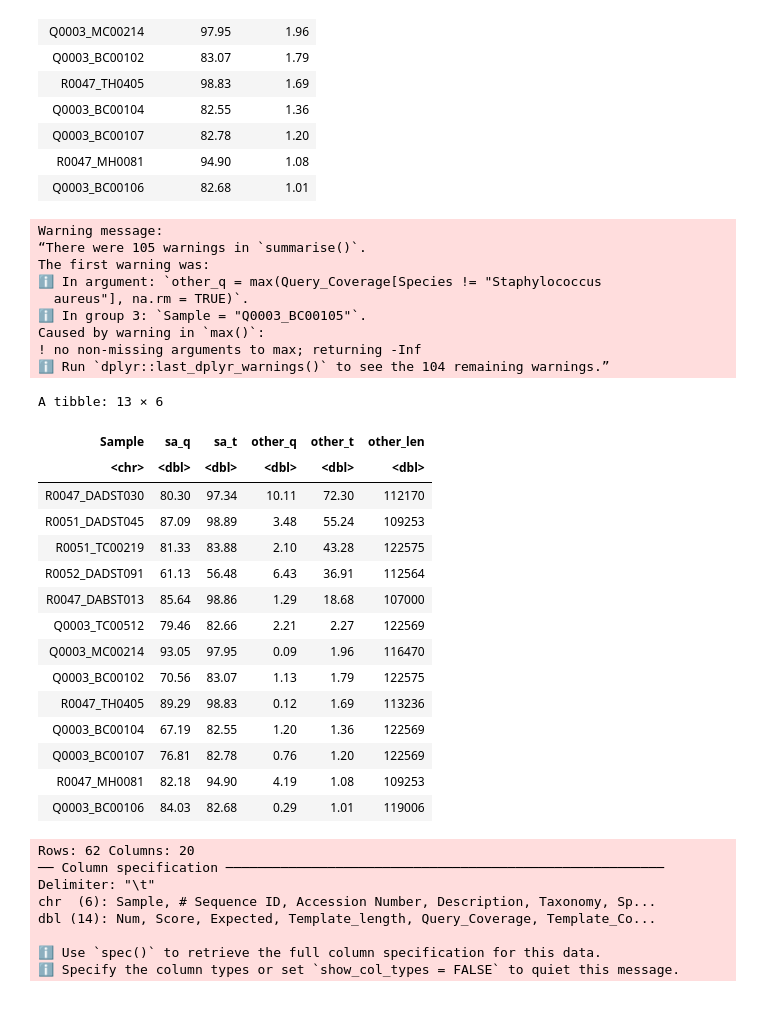
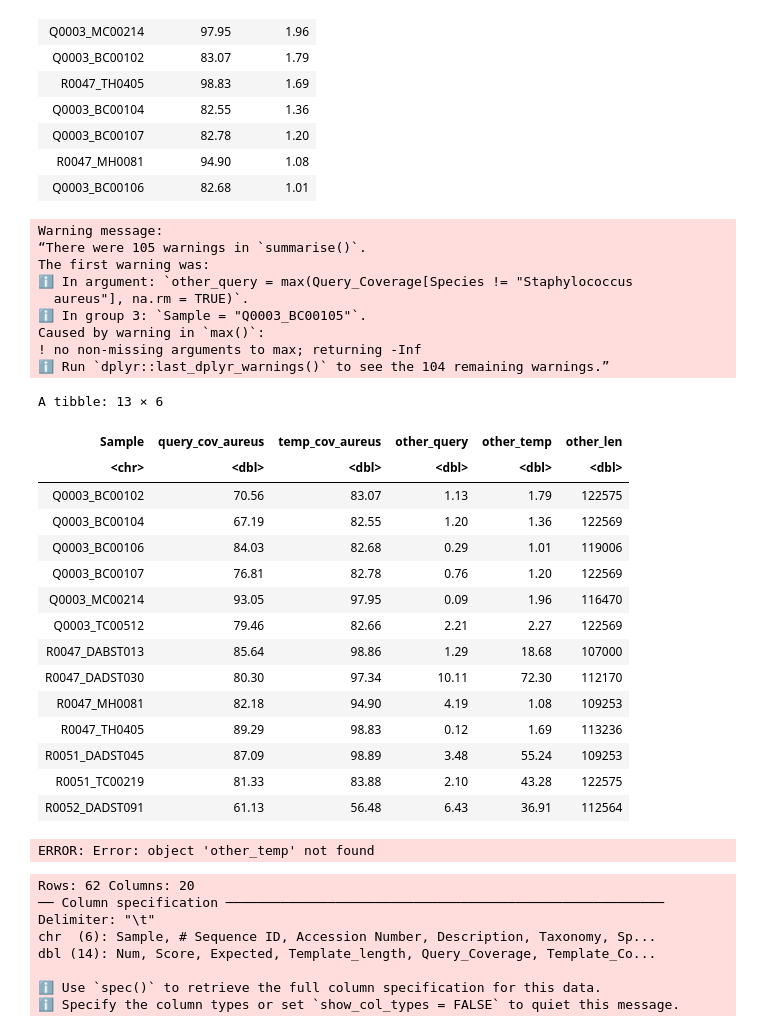
Before and after one commit to andregodinhodtu/23262_infectious_disease_project, a Jupyter notebook: source/analysis/kmer_mlst_resfinder.ipynb, the cells around one changed output. Saved outputs shown, nothing was run; the diff lists cells and outputs as text; code cells hidden in the pictures.

```diff
--- a/source/analysis/kmer_mlst_resfinder.ipynb
+++ b/source/analysis/kmer_mlst_resfinder.ipynb
@@ -185,48 +185,49 @@ A tibble: 13 × 3
 # %%
 # diagnostic flagging
 species_df_best5 |>
   group_by(Sample) |>
   summarise(
-    sa_q      = max(Query_Coverage[Species == "Staphylococcus aureus"], na.rm = TRUE),
-    sa_t      = max(Template_Coverage[Species == "Staphylococcus aureus"], na.rm = TRUE),
-    other_q   = max(Query_Coverage[Species != "Staphylococcus aureus"], na.rm = TRUE),
-    other_t   = max(Template_Coverage[Species != "Staphylococcus aureus"], na.rm = TRUE),
+    query_cov_aureus      = max(Query_Coverage[Species == "Staphylococcus aureus"], na.rm = TRUE),
+    temp_cov_aureus      = max(Template_Coverage[Species == "Staphylococcus aureus"], na.rm = TRUE),
+    other_query   = max(Query_Coverage[Species != "Staphylococcus aureus"], na.rm = TRUE),
+    other_temp  = max(Template_Coverage[Species != "Staphylococcus aureus"], na.rm = TRUE),
     other_len = max(Template_length[Species != "Staphylococcus aureus"], na.rm = TRUE)
   ) |>
   replace_na(list(sa_q = 0, sa_t = 0, other_q = 0, other_t = 0, other_len = 0)) |>
   filter(
-    other_q >= 60 |
-    other_t >= 70 |
-    other_len >= 250 |
-    other_t >= 0.8 * sa_t
+    query_cov_aureus >= 60 |
+    temp_cov_aureus >= 70 |
+    other_temp >= 0.8 * temp_cov_aureus
   ) |>
-  arrange(desc(other_t), desc(other_q))
+  filter(other_len >= 250)
+  arrange(desc(other_temp), desc(other_query))
 # %% [output]
 Warning message:
 “There were 105 warnings in `summarise()`.
 The first warning was:
-ℹ In argument: `other_q = max(Query_Coverage[Species != "Staphylococcus
+ℹ In argument: `other_query = max(Query_Coverage[Species != "Staphylococcus
   aureus"], na.rm = TRUE)`.
 ℹ In group 3: `Sample = "Q0003_BC00105"`.
 Caused by warning in `max()`:
 ! no non-missing arguments to max; returning -Inf
 ℹ Run `dplyr::last_dplyr_warnings()` to see the 104 remaining warnings.”
 A tibble: 13 × 6
-| Sample | sa_q | sa_t | other_q | other_t | other_len |
+| Sample | query_cov_aureus | temp_cov_aureus | other_query | other_temp | other_len |
 | <chr> | <dbl> | <dbl> | <dbl> | <dbl> | <dbl> |
+| Q0003_BC00102 | 70.56 | 83.07 | 1.13 | 1.79 | 122575 |
+| Q0003_BC00104 | 67.19 | 82.55 | 1.20 | 1.36 | 122569 |
+| Q0003_BC00106 | 84.03 | 82.68 | 0.29 | 1.01 | 119006 |
+| Q0003_BC00107 | 76.81 | 82.78 | 0.76 | 1.20 | 122569 |
+| Q0003_MC00214 | 93.05 | 97.95 | 0.09 | 1.96 | 116470 |
+| Q0003_TC00512 | 79.46 | 82.66 | 2.21 | 2.27 | 122569 |
+| R0047_DABST013 | 85.64 | 98.86 | 1.29 | 18.68 | 107000 |
 | R0047_DADST030 | 80.30 | 97.34 | 10.11 | 72.30 | 112170 |
+| R0047_MH0081 | 82.18 | 94.90 | 4.19 | 1.08 | 109253 |
+| R0047_TH0405 | 89.29 | 98.83 | 0.12 | 1.69 | 113236 |
 | R0051_DADST045 | 87.09 | 98.89 | 3.48 | 55.24 | 109253 |
 | R0051_TC00219 | 81.33 | 83.88 | 2.10 | 43.28 | 122575 |
 | R0052_DADST091 | 61.13 | 56.48 | 6.43 | 36.91 | 112564 |
-| R0047_DABST013 | 85.64 | 98.86 | 1.29 | 18.68 | 107000 |
-| Q0003_TC00512 | 79.46 | 82.66 | 2.21 | 2.27 | 122569 |
-| Q0003_MC00214 | 93.05 | 97.95 | 0.09 | 1.96 | 116470 |
-| Q0003_BC00102 | 70.56 | 83.07 | 1.13 | 1.79 | 122575 |
-| R0047_TH0405 | 89.29 | 98.83 | 0.12 | 1.69 | 113236 |
-| Q0003_BC00104 | 67.19 | 82.55 | 1.20 | 1.36 | 122569 |
-| Q0003_BC00107 | 76.81 | 82.78 | 0.76 | 1.20 | 122569 |
-| R0047_MH0081 | 82.18 | 94.90 | 4.19 | 1.08 | 109253 |
-| Q0003_BC00106 | 84.03 | 82.68 | 0.29 | 1.01 | 119006 |
+ERROR: Error: object 'other_temp' not found
 # %%
 species_df <- read_tsv("../../results_for_analysis/kmerfinder/kmerfinder_for_trimmed_reads/kmerfinder_summary_1st_hit.txt")
 
```
Also changed, not shown: parts of 10 cells of this notebook, 5 other files.
